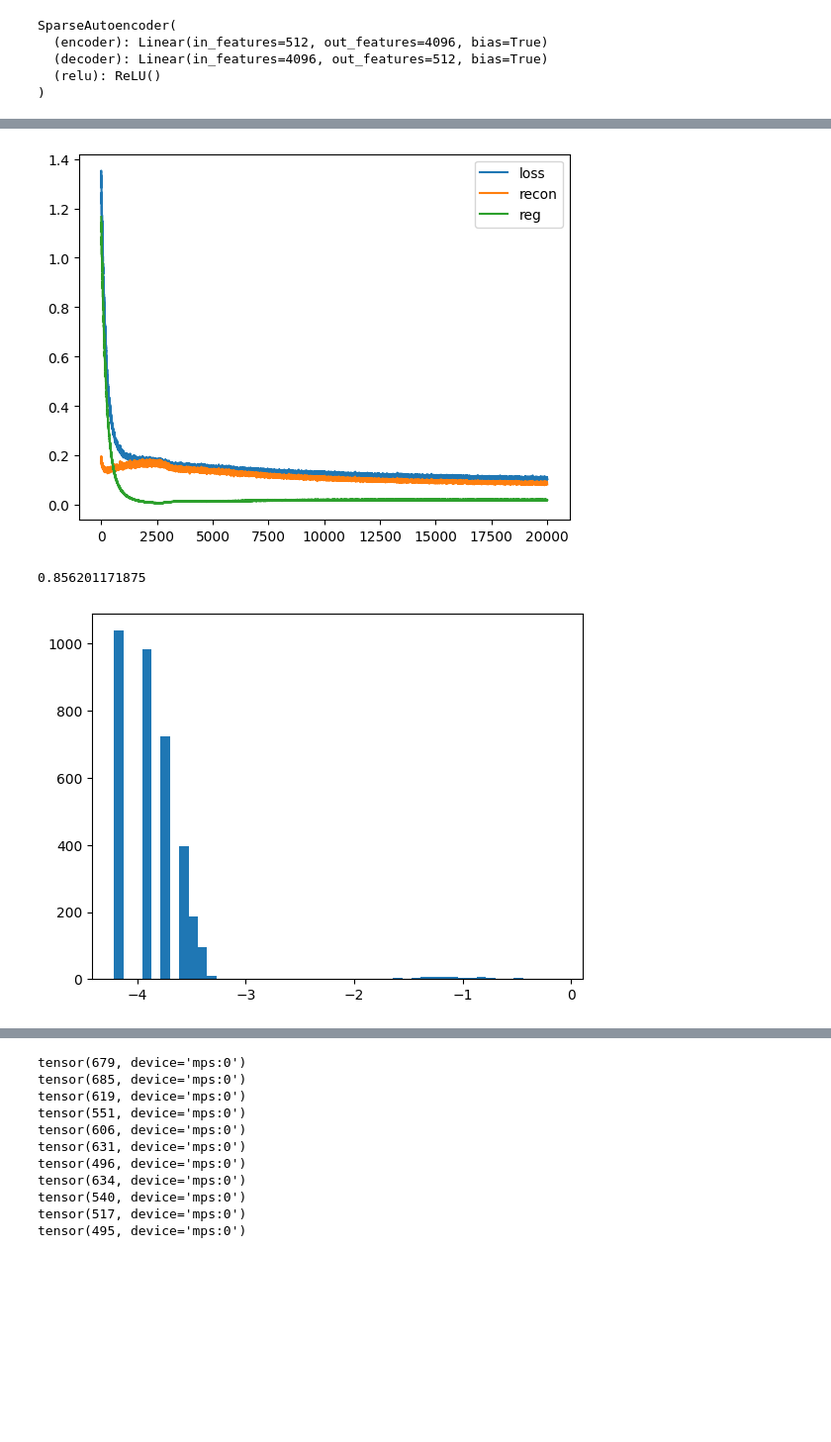
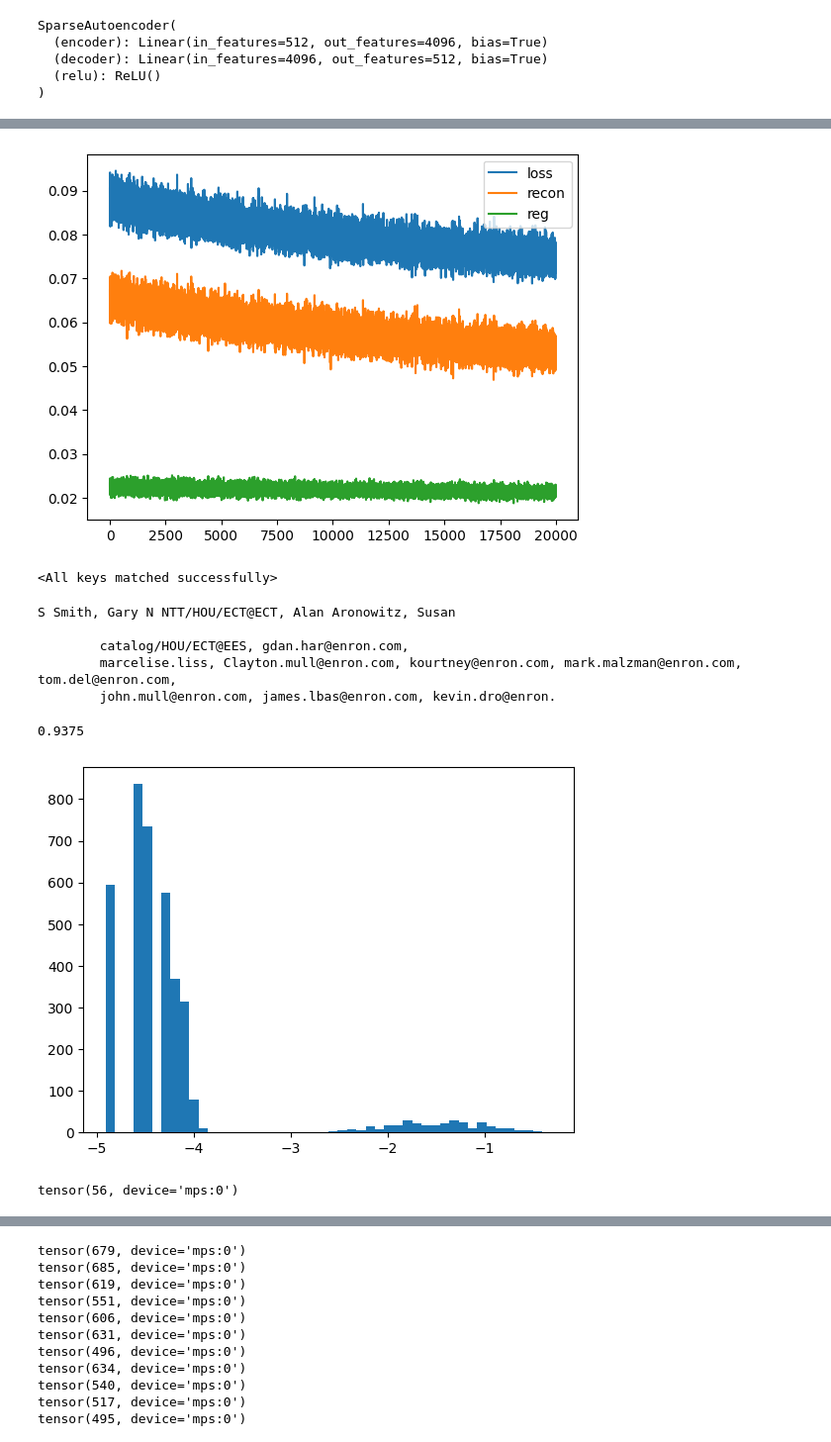
Before and after one commit to jnward/monosemanticity-repro, a Jupyter notebook: transformer.ipynb, the cells around one changed output, grey strips where cells are left out. Shown at 99% size. Cells and saved outputs as stored; diff of their text form; code cells hidden in the pictures; blank space fills up the shorter version.

```diff
--- a/transformer.ipynb
+++ b/transformer.ipynb
@@ -243,11 +243,18 @@ class Transformer(nn.Module):
         x, residual = self.attn_block.forward_embedding(x)
         return x, residual
 
-    def forward_ablation(self, idx, autoencoder):
+    def forward_ablation(self, idx, autoencoder, targets=None):
         x = self._pre_attn_pass(idx)
         x = self.attn_block.forward_ablation(x, autoencoder)
         x = self.layer_norm(x)
         logits = self.lm_head(x)
+        loss = None
+        if targets is not None:
+            B, T, C = logits.shape
+            flat_logits = logits.view(B*T, C)
+            targets = targets.view(B*T)
+            loss = F.cross_entropy(flat_logits, targets)
+        return logits, loss
 
 
         # x, residual = self.forward_embedding(idx)
@@ -270,7 +277,7 @@ class Transformer(nn.Module):
     def generate_ablation(self, idx, max_new_tokens, autoencoder):
         for _ in range(max_new_tokens):
             idx_cond = idx[:, -context_length:]
-            logits = self.forward_ablation(idx_cond, autoencoder)
+            logits, _ = self.forward_ablation(idx_cond, autoencoder)
             logits = logits[:, -1, :]
             probs = F.softmax(logits, dim=-1)
             idx_next = torch.multinomial(probs, num_samples=1)
@@ -418,9 +425,3 @@ X-FileName: dfarmer.nsf
 
 The language which wasn crazy as or Reliant of Ben
 West, if Fav
-# %%
-identity = lambda x: (x, None, None)
-idx = torch.tensor(enc.encode('Date:'), dtype=torch.long)[None, :].to(device)
-torch.manual_seed(1)
-with torch.no_grad():
-    print(enc.decode(model.generate_ablation(idx, 512, autoencoder)[0].tolist()))
@@ -534,8 +517,8 @@ SparseAutoencoder(
   (relu): ReLU()
 )
 # %%
-train_steps = 10000
-lambda_reg = 0.003
+train_steps = 20000
+lambda_reg = 0.002
 batch_size = 128
 lr = 1e-5
 
@@ -546,11 +529,18 @@ recon_losses = []
 reg_losses = []
 # %%
 import matplotlib.pyplot as plt
+import h5py
+hdf5_path = 'data/embeddings_0.hdf5'
 
 batch_size = 128
+losses = []
+recon_losses = []
+reg_losses = []
 embedding_iterator = iterate_embeddings(batch_size)
 
-for _ in tqdm(range(train_steps)):
+pbar = tqdm(range(train_steps))
+
+for _ in pbar:
     xb, _ = get_batch('train', batch_size)
     # with torch.no_grad():
     #     x_embedding = model.forward_embedding(xb)
@@ -569,6 +559,8 @@ for _ in tqdm(range(train_steps)):
     recon_losses.append(recon_loss.item())
     reg_losses.append(reg_loss.item())
 
+    pbar.set_description(f"{np.mean(recon_losses[-100:]):.3f}")
+
 print(f"Loss:\t{loss:.3f}\nRecon:\t{recon_loss:.3f}\nReg:\t{reg_loss:.3f}")
 plt.plot(losses, label='loss')
 plt.plot(recon_losses, label='recon')
@@ -581,2 +573,2 @@ Recon:  0.083
 Reg:    0.020
-[figure, old version]
+[figure, new version]
@@ -583,3 +587,22 @@ Reg:    0.020
+# %%
+path = "models/autoencoder_1.pt"
+
+checkpoint = torch.load(path)
+autoencoder.load_state_dict(checkpoint['model_state_dict'])
+# %% [output]
+<All keys matched successfully>
+# %%
+identity = lambda x: (x, None, None)
+idx = torch.tensor(enc.encode('\n'), dtype=torch.long)[None, :].to(device)
+# torch.manual_seed(1)
+with torch.no_grad():
+    print(enc.decode(model.generate_ablation(idx, 128, autoencoder)[0].tolist()))
+# %% [output]
+S Smith, Gary N NTT/HOU/ECT@ECT, Alan Aronowitz, Susan
+
+        catalog/HOU/ECT@EES, gdan.har@enron.com,
+        marcelise.liss, Clayton.mull@enron.com, kourtney@enron.com, mark.malzman@enron.com, tom.del@enron.com,
+        john.mull@enron.com, james.lbas@enron.com, kevin.dro@enron.
 # %%
 batch_size = 512
 embedding_iterator = iterate_embeddings(batch_size)
@@ -593,7 +616,7 @@ def feature_density_histogram(num_samples=16384):
     output_stack = torch.concat(all_outputs)
     return output_stack
 
-output_stack = feature_density_histogram(16384)
+output_stack = feature_density_histogram(16384*5)
 
 B, C = output_stack.shape
 activation_densities = (output_stack > 1e-4).to(torch.float32).mean(dim=0)
@@ -605,8 +628,12 @@ plt.show()
 
 # We want nearly all features to be below 1% density: "The number of features with density above 1%. A significant number of features above this level seems to correspond to an L1 coefficient that is too low."
 # %% [output]
-0.856201171875
+0.9375
-[figure, old version]
+[figure, new version]
+# %%
+(activation_densities > -1).sum()
+# %% [output]
+tensor(56, device='mps:0')
 # %%
 print(f"{(((output_stack > 1e-4).to(torch.float32).mean(dim=0) > 0).sum().item() / 4096 * 100):.2f}%")
 # %% [output]
```
Also changed, not shown: parts of 16 cells of this notebook.
